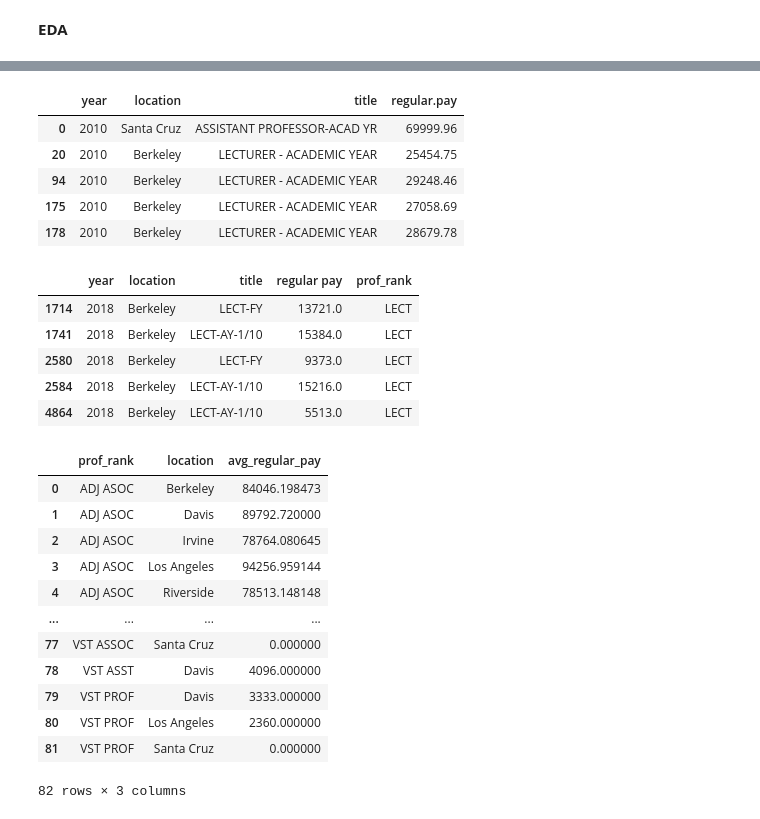
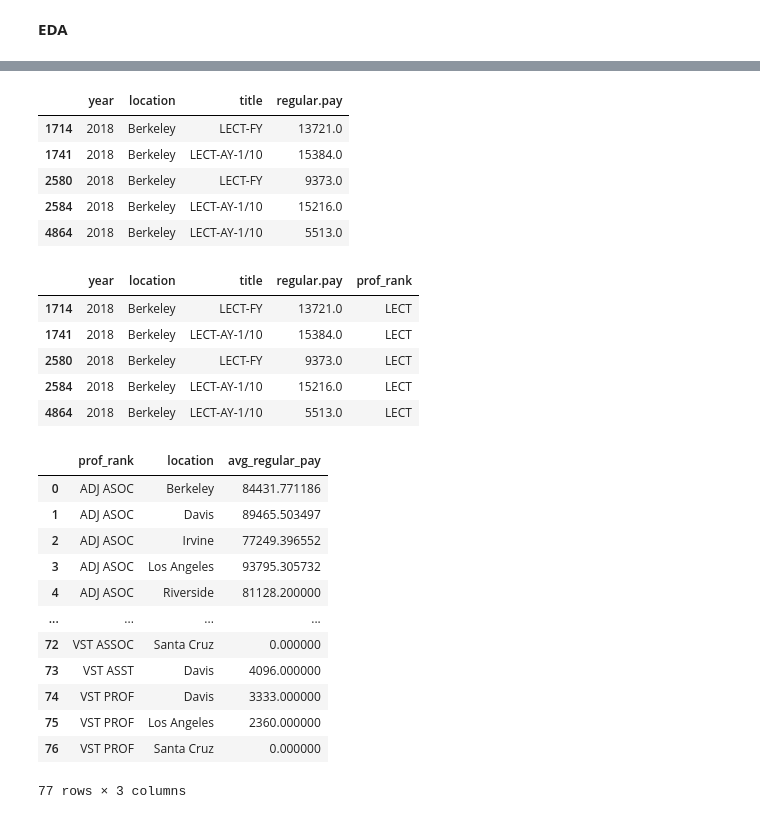
Before and after one commit to nilsberzins/stat-405-final, a Jupyter notebook: EDA405.ipynb, the cells around one changed output, grey strips where cells are left out. Drawn from its saved outputs; the diff is of its cells as text; code cells hidden in the pictures.

```diff
--- a/EDA405.ipynb
+++ b/EDA405.ipynb
@@ -119,25 +107,0 @@ df.head()
-# %%
-#uploading locally
-from google.colab import drive
-import pandas as pd
-
-# Step 1: Mount Google Drive
-drive.mount('/content/drive')
-
-# Step 2: Set base path
-base_path = '/content/drive/MyDrive/UC_Salaries/'
-years = range(2018, 2024)
-
-# Step 3: Read and combine all CSVs
-dfs = []
-
-for year in years:
-    file_path = f"{base_path}UCOP_Data_{year}.csv"
-    try:
-        df = pd.read_csv(file_path, on_bad_lines='skip', quotechar='"', delimiter=',')
-        df['year'] = year
-        dfs.append(df)
-    except Exception as e:
-        print(f"❌ Failed to read {file_path}: {e}")
-
-full_data = pd.concat(dfs, ignore_index=True)
@@ -153,3 +107,0 @@ Drive already mounted at /content/drive; to attempt to forcibly remount, call dr
-# %%
-full_data = full_data[["year", "location", "title", "regular pay"]]
-full_data.head()
@@ -165,5 +117,5 @@ full_data = full_data.dropna()
 # %%
-to_drop = ["San Francisco", "UCOP", "DANR", "Hastings", "Hastings College of Law"]
+to_drop = ["San Francisco", "UCOP", "DANR", "Hastings", "Hastings College Of Law", "ASUCLA"]
 full_data = full_data[~full_data["location"].isin(to_drop)]
 # %%
 pattern = r"""(?ix)                     # (?i)=ignore-case  (?x)=verbose mode
@@ -187,11 +132,11 @@ filtered = filtered[~(filtered["title"].str.contains("SUMMER"))]
 filtered.head()
 # %% [output]
 |  | year | location | title | regular.pay |
-| 0 | 2010 | Santa Cruz | ASSISTANT PROFESSOR-ACAD YR | 69999.96 |
-| 20 | 2010 | Berkeley | LECTURER - ACADEMIC YEAR | 25454.75 |
-| 94 | 2010 | Berkeley | LECTURER - ACADEMIC YEAR | 29248.46 |
-| 175 | 2010 | Berkeley | LECTURER - ACADEMIC YEAR | 27058.69 |
-| 178 | 2010 | Berkeley | LECTURER - ACADEMIC YEAR | 28679.78 |
+| 1714 | 2018 | Berkeley | LECT-FY | 13721.0 |
+| 1741 | 2018 | Berkeley | LECT-AY-1/10 | 15384.0 |
+| 2580 | 2018 | Berkeley | LECT-FY | 9373.0 |
+| 2584 | 2018 | Berkeley | LECT-AY-1/10 | 15216.0 |
+| 4864 | 2018 | Berkeley | LECT-AY-1/10 | 5513.0 |
 # %%
 def title_assign(x):
     if "PROFL" in x or "PROFESSIONAL" in x:
@@ -230,7 +175,7 @@ filtered['prof_rank'] = (
 
 filtered.head()
 # %% [output]
-|  | year | location | title | regular pay | prof_rank |
+|  | year | location | title | regular.pay | prof_rank |
 | 1714 | 2018 | Berkeley | LECT-FY | 13721.0 | LECT |
 | 1741 | 2018 | Berkeley | LECT-AY-1/10 | 15384.0 | LECT |
 | 2580 | 2018 | Berkeley | LECT-FY | 9373.0 | LECT |
@@ -239,22 +184,22 @@ filtered.head()
 # %%
 avg_salary = (
     filtered
       .groupby(['prof_rank', 'location'], as_index=False)
-      .agg(avg_regular_pay=('regular pay', 'mean'))
+      .agg(avg_regular_pay=('regular.pay', 'mean'))
 )
 
 avg_salary
 # %% [output]
 |  | prof_rank | location | avg_regular_pay |
-| 0 | ADJ ASOC | Berkeley | 84046.198473 |
-| 1 | ADJ ASOC | Davis | 89792.720000 |
-| 2 | ADJ ASOC | Irvine | 78764.080645 |
-| 3 | ADJ ASOC | Los Angeles | 94256.959144 |
-| 4 | ADJ ASOC | Riverside | 78513.148148 |
+| 0 | ADJ ASOC | Berkeley | 84431.771186 |
+| 1 | ADJ ASOC | Davis | 89465.503497 |
+| 2 | ADJ ASOC | Irvine | 77249.396552 |
+| 3 | ADJ ASOC | Los Angeles | 93795.305732 |
+| 4 | ADJ ASOC | Riverside | 81128.200000 |
 | ... | ... | ... | ... |
-| 77 | VST ASSOC | Santa Cruz | 0.000000 |
-| 78 | VST ASST | Davis | 4096.000000 |
-| 79 | VST PROF | Davis | 3333.000000 |
-| 80 | VST PROF | Los Angeles | 2360.000000 |
-| 81 | VST PROF | Santa Cruz | 0.000000 |
+| 72 | VST ASSOC | Santa Cruz | 0.000000 |
+| 73 | VST ASST | Davis | 4096.000000 |
+| 74 | VST PROF | Davis | 3333.000000 |
+| 75 | VST PROF | Los Angeles | 2360.000000 |
+| 76 | VST PROF | Santa Cruz | 0.000000 |
-82 rows × 3 columns
+77 rows × 3 columns
```
Also changed, not shown: parts of 24 cells of this notebook.
